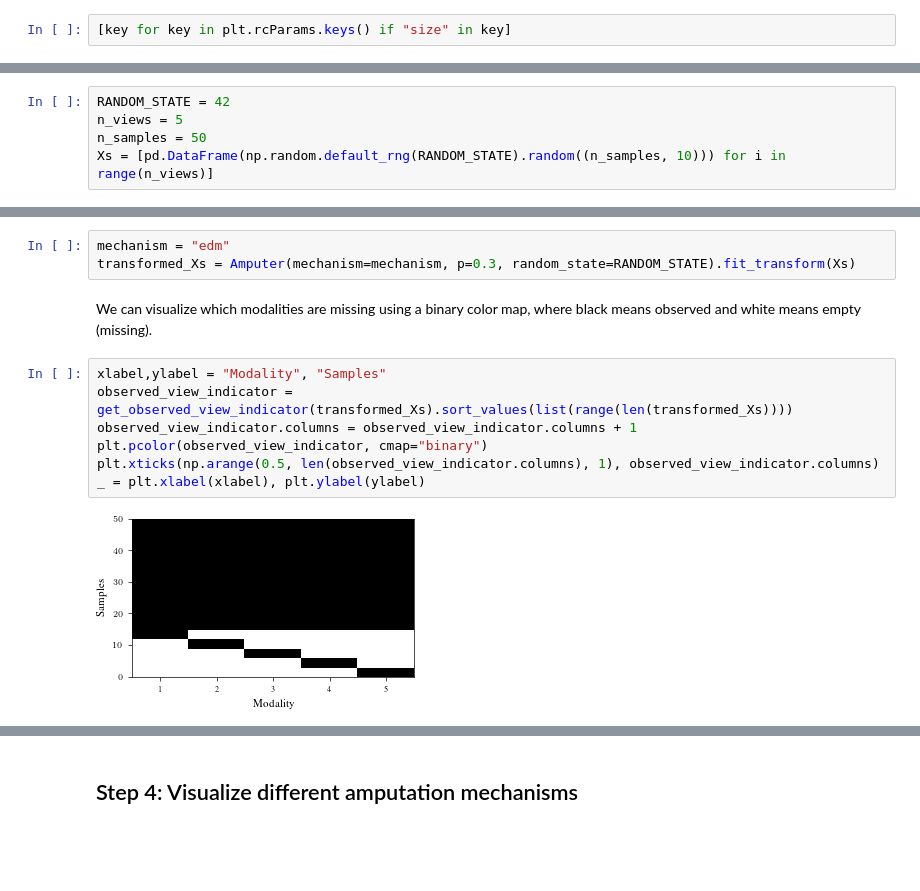
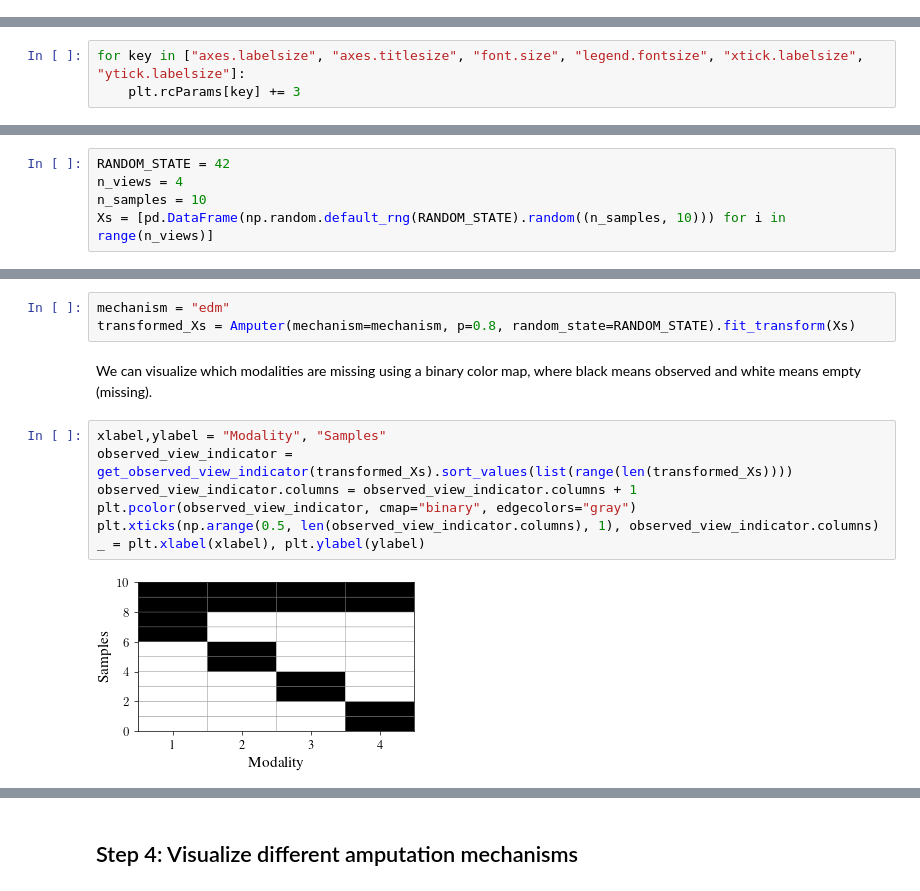
Before and after one commit to RafRomB/imml, a Jupyter notebook: tutorials/generate_missing_views.ipynb, the cells around one changed output, grey strips where cells are left out. Drawn from its saved outputs; the diff is of its cells as text; blank space fills up the shorter version.

```diff
--- a/tutorials/generate_missing_views.ipynb
+++ b/tutorials/generate_missing_views.ipynb
@@ -20,5 +20,3 @@ from imvc.impute import get_observed_view_indicator
 # %%
 from tueplots import axes, bundles
 plt.rcParams.update({**bundles.icml2022(), **axes.lines()})
-# %%
-[key for key in plt.rcParams.keys() if "size" in key]
@@ -46,11 +23,14 @@ plt.rcParams.update({**bundles.icml2022(), **axes.lines()})
+# %%
+for key in ["axes.labelsize", "axes.titlesize", "font.size", "legend.fontsize", "xtick.labelsize", "ytick.labelsize"]:
+    plt.rcParams[key] += 3
 # %% [markdown]
 ## Step 2: Load the dataset
 # %% [markdown]
 Let's create a random multi-view dataset with 1000 samples and 5 views.
 # %%
 RANDOM_STATE = 42
-n_views = 5
-n_samples = 50
+n_views = 4
+n_samples = 10
 Xs = [pd.DataFrame(np.random.default_rng(RANDOM_STATE).random((n_samples, 10))) for i in range(n_views)]
 # %% [markdown]
 ## Step 3: Apply missing data mechanism (Amputation)
@@ -58,15 +38,15 @@ Xs = [pd.DataFrame(np.random.default_rng(RANDOM_STATE).random((n_samples, 10)))
 Using Amputer, we randomly introduce missing data to simulate a scenario where some modalities are missing. Here, 30% of the samples will be incomplete.
 # %%
 mechanism = "edm"
-transformed_Xs = Amputer(mechanism=mechanism, p=0.3, random_state=RANDOM_STATE).fit_transform(Xs)
+transformed_Xs = Amputer(mechanism=mechanism, p=0.8, random_state=RANDOM_STATE).fit_transform(Xs)
 # %% [markdown]
 We can visualize which modalities are missing using a binary color map, where black means observed and white means empty (missing).
 # %%
 xlabel,ylabel = "Modality", "Samples"
 observed_view_indicator = get_observed_view_indicator(transformed_Xs).sort_values(list(range(len(transformed_Xs))))
 observed_view_indicator.columns = observed_view_indicator.columns + 1
-plt.pcolor(observed_view_indicator, cmap="binary")
+plt.pcolor(observed_view_indicator, cmap="binary", edgecolors="gray")
 plt.xticks(np.arange(0.5, len(observed_view_indicator.columns), 1), observed_view_indicator.columns)
 _ = plt.xlabel(xlabel), plt.ylabel(ylabel)
 # %% [output]
-[figure, old version]
+[figure, new version]
```
Also changed, not shown: parts of 7 cells of this notebook, 5 other files.
